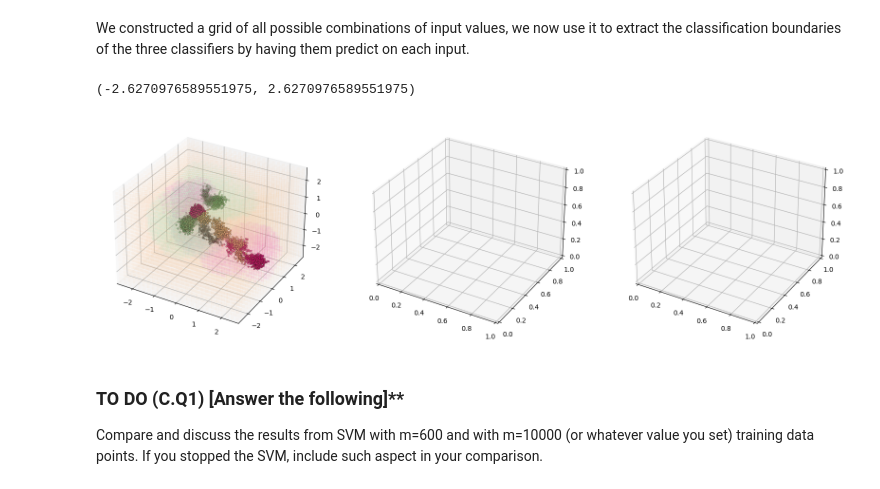
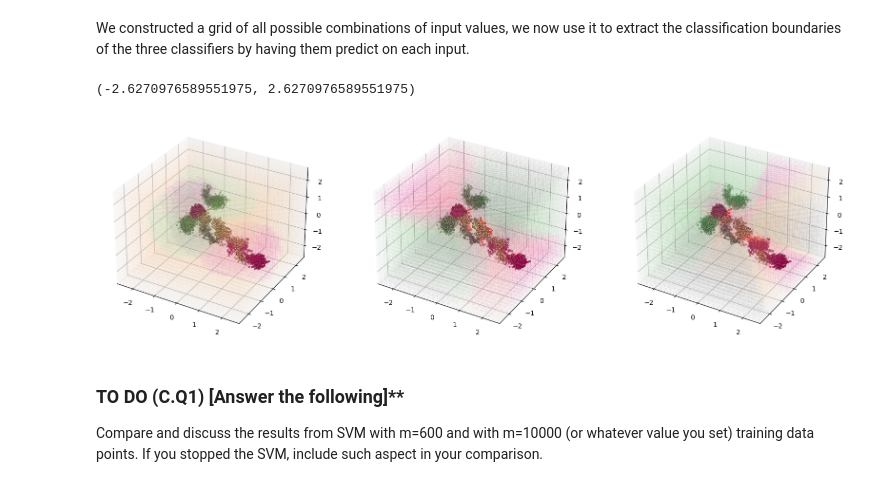
Before and after one commit to darioliotta/MachineLearning-Homeworks, a Jupyter notebook: 2/Liotta_Dario_lab2.ipynb, the cells around one changed output. Saved outputs shown, nothing was run; the diff lists cells and outputs as text; code cells hidden in the pictures.

```diff
--- a/2/Liotta_Dario_lab2.ipynb
+++ b/2/Liotta_Dario_lab2.ipynb
@@ -468,4 +501,22 @@ test_error = 1-best_svm.score(X_test, y_test)
 
 print ("Best SVM training error: %f" % training_error)
 print ("Best SVM test error: %f" % test_error)
+
+#Poly2
+poly2_svm = SVC(kernel = 'poly', degree = 2, C = 1, gamma = 1)
+poly2_svm.fit(X_train, y_train)
+training_error = 1 - poly2_svm.score(X_train, y_train)
+test_error = 1-poly2_svm.score(X_test, y_test)
+
+print ("Polynomial (2) SVM training error: %f" % training_error)
+print ("Polynomial (2) SVM test error: %f" % test_error)
+
+#Poly3
+poly3_svm = SVC(kernel = 'poly', degree = 3, C = 1, gamma = 1)
+poly3_svm.fit(X_train, y_train)
+training_error = 1 - poly3_svm.score(X_train, y_train)
+test_error = 1-poly3_svm.score(X_test, y_test)
+
+print ("Polynomial (3) SVM training error: %f" % training_error)
+print ("Polynomial (3) SVM test error: %f" % test_error)
 # %% [output]
@@ -481,28 +536,48 @@ Now let us plot the classification boundaries.
 Use the SVM to predict on the test set X_test.
 # %%
 rbf_svm_test =  best_svm.predict(X_test)
+poly2_svm_test = poly2_svm.predict(X_test)
+poly3_svm_test = poly3_svm.predict(X_test)
 # %% [markdown]
 We constructed a grid of all possible combinations of input values, we now use it to extract the classification boundaries of the three classifiers by having them predict on each input.
 # %%
 rbf_SVM_grid = rbf_svm.predict(x_grid)
+poly2_SVM_grid = poly2_svm.predict(x_grid)
+poly3_SVM_grid = poly3_svm.predict(x_grid)
 
 rbf_SVM_m = y_test == rbf_svm_test
+poly2_SVM_m = y_test == poly2_svm_test
+poly3_SVM_m = y_test == poly3_svm_test
 
 fig = plt.figure(figsize=(20,36))
 ax1 = fig.add_subplot(1, 3, 1, projection="3d")
 ax2 = fig.add_subplot(1, 3, 2, projection="3d")
 ax3 = fig.add_subplot(1, 3, 3, projection="3d")
 
 ax1.scatter(x_grid[:,0], x_grid[:,1], x_grid[:,2], c=rbf_SVM_grid, linewidth=0, marker="s", alpha=.05,cmap='Accent')
+ax2.scatter(x_grid[:,0], x_grid[:,1], x_grid[:,2], c=poly2_SVM_grid, linewidth=0, marker="s", alpha=.05,cmap='Accent')
+ax3.scatter(x_grid[:,0], x_grid[:,1], x_grid[:,2], c=poly3_SVM_grid, linewidth=0, marker="s", alpha=.05,cmap='Accent')
 
 ax1.scatter(X_test[rbf_SVM_m,0], X_test[rbf_SVM_m,1], X_test[rbf_SVM_m,2], c=y_test[rbf_SVM_m], linewidth=.5, edgecolor="k", marker=".",cmap='Accent')
 ax1.scatter(X_test[~rbf_SVM_m,0], X_test[~rbf_SVM_m,1], X_test[~rbf_SVM_m,2], c=y_test[~rbf_SVM_m], linewidth=1, edgecolor="r", marker=".",cmap='Accent')
 ax1.set_xlim([-x_max, x_max])
 ax1.set_ylim([-x_max, x_max])
 ax1.set_zlim([-x_max, x_max])
+
+ax2.scatter(X_test[poly2_SVM_m,0], X_test[poly2_SVM_m,1], X_test[poly2_SVM_m,2], c=y_test[poly2_SVM_m], linewidth=.5, edgecolor="k", marker=".",cmap='Accent')
+ax2.scatter(X_test[~poly2_SVM_m,0], X_test[~poly2_SVM_m,1], X_test[~poly2_SVM_m,2], c=y_test[~poly2_SVM_m], linewidth=1, edgecolor="r", marker=".",cmap='Accent')
+ax2.set_xlim([-x_max, x_max])
+ax2.set_ylim([-x_max, x_max])
+ax2.set_zlim([-x_max, x_max])
+
+ax3.scatter(X_test[poly3_SVM_m,0], X_test[poly3_SVM_m,1], X_test[poly3_SVM_m,2], c=y_test[poly3_SVM_m], linewidth=.5, edgecolor="k", marker=".",cmap='Accent')
+ax3.scatter(X_test[~poly3_SVM_m,0], X_test[~poly3_SVM_m,1], X_test[~poly3_SVM_m,2], c=y_test[~poly3_SVM_m], linewidth=1, edgecolor="r", marker=".",cmap='Accent')
+ax3.set_xlim([-x_max, x_max])
+ax3.set_ylim([-x_max, x_max])
+ax3.set_zlim([-x_max, x_max])
 # %% [output]
 (-2.6270976589551975, 2.6270976589551975)
-[figure, old version]
+[figure, new version]
 # %% [markdown]
 ### TO DO (C.Q1) [Answer the following]**
 
```
Also changed, not shown: parts of 5 cells of this notebook, 1 other file.
